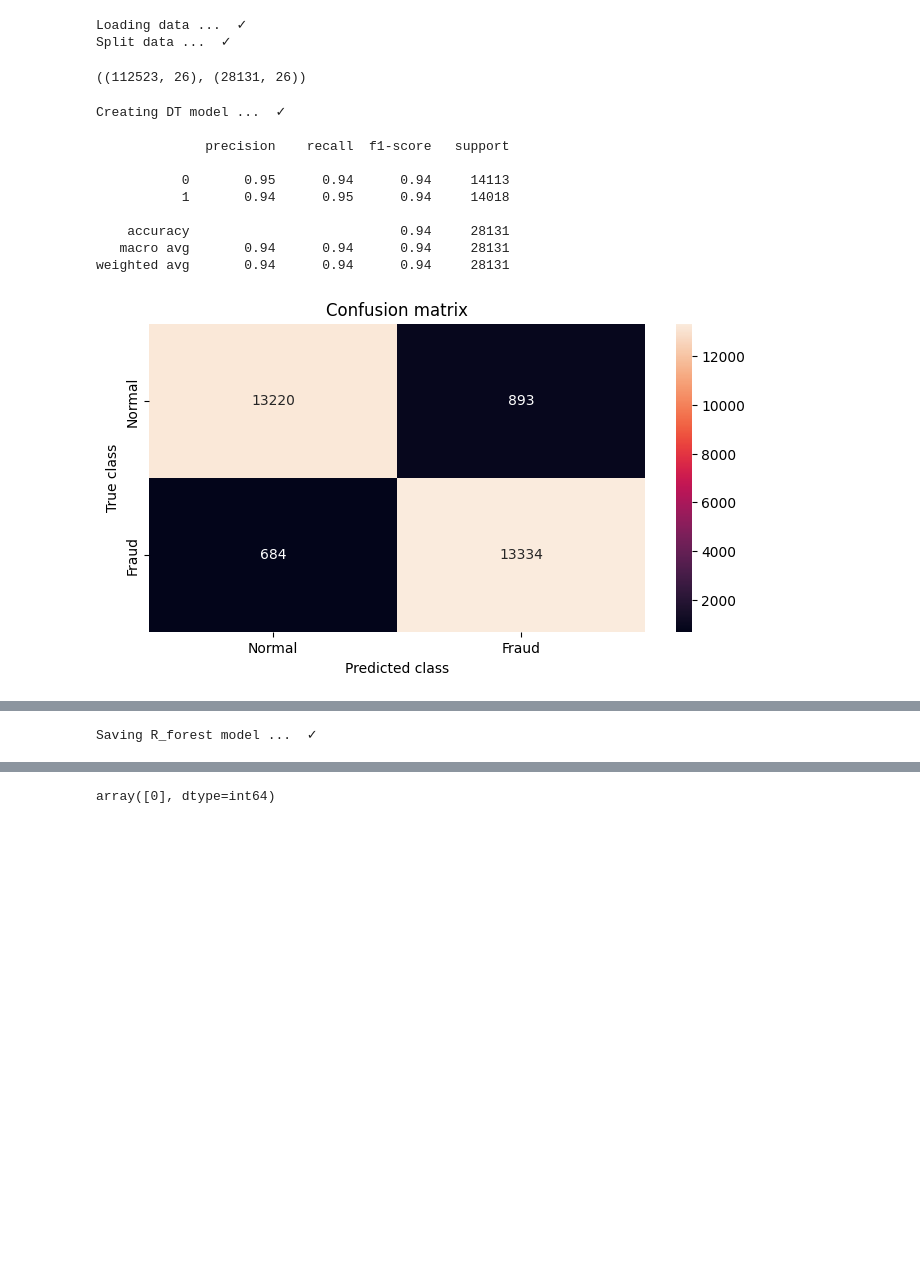
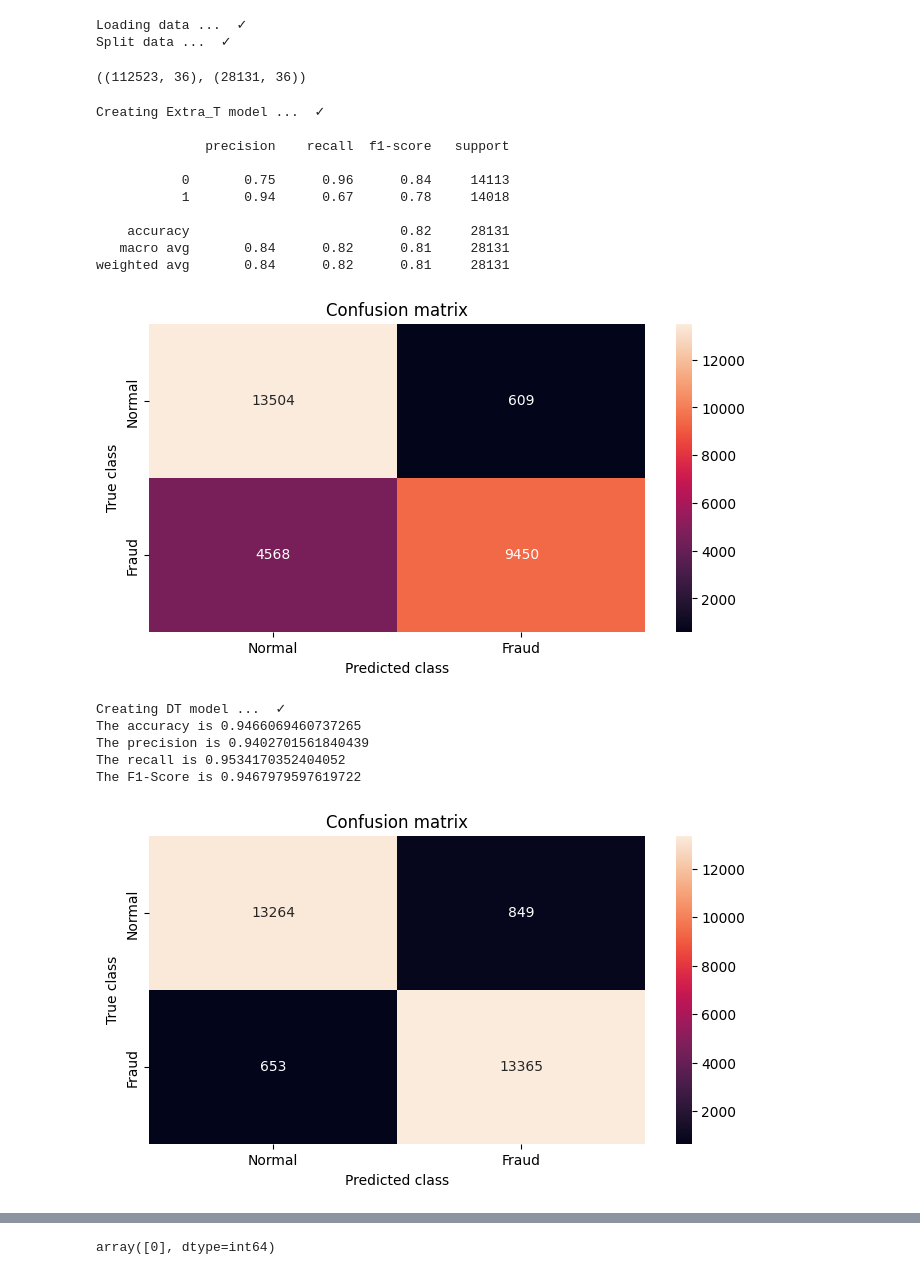
Before and after one commit to SihamJ/Credit-Card-Fraud-Detection-With-ML, a Jupyter notebook: algo/main.ipynb, the cells around one changed output, grey strips where cells are left out. Drawn from its saved outputs; the diff is of its cells as text; code cells hidden in the pictures; blank space fills up the shorter version.

```diff
--- a/algo/main.ipynb
+++ b/algo/main.ipynb
@@ -17,7 +17,7 @@ from sklearn.metrics import f1_score, matthews_corrcoef,confusion_matrix
 def load_data(data_url):
     print("Loading data ...",end=" ")
     df = pd.read_excel(data_url)
-    df.drop(['V7_day','V6_day'], axis=1, inplace=True)
+    #df.drop(['V7_day','V6_day'], axis=1, inplace=True)
     X = df.drop("CLASS", axis=1)
     y = df["CLASS"]
     X = X.values
@@ -37,16 +37,15 @@ def save_model(model,name):
     print('\033[32m \u2713 \033[0m')
 
 def print_metrics(y_test,y_pred):
-    #n_errors = (y_pred != y_test).sum()
-    #print("The model used is Decision Tree  classifier")
-    #acc = accuracy_score(y_test, y_pred)
-    #print("The accuracy is {}".format(acc))
-    #prec = precision_score(y_test, y_pred)
-    #print("The precision is {}".format(prec))
-    #rec = recall_score(y_test, y_pred)
-    #print("The recall is {}".format(rec))
-    #f1 = f1_score(y_test, y_pred)
-    #print("The F1-Score is {}".format(f1))'''
+    """n_errors = (y_pred != y_test).sum()
+    acc = accuracy_score(y_test, y_pred)
+    print("The accuracy is {}".format(acc))
+    prec = precision_score(y_test, y_pred)
+    print("The precision is {}".format(prec))
+    rec = recall_score(y_test, y_pred)
+    print("The recall is {}".format(rec))
+    f1 = f1_score(y_test, y_pred)
+    print("The F1-Score is {}".format(f1))"""
     print("")
     print(classification_report(y_test,y_pred))
 
@@ -80,7 +79,7 @@ def r_forest(X_train, X_test, y_train, y_test):
     print('\033[32m \u2713 \033[0m')
 
     y_pred = rfc.predict(X_test)
-    print_metrics(y_test,y_pred)
+    print(classification_report(y_test,y_pred))
     confusion_matr(y_test,y_pred)
 
     return rfc
@@ -102,21 +101,30 @@ X_train.shape,X_test.shape
 # %% [output]
 Loading data ...  ✓
 Split data ...  ✓
-((112523, 26), (28131, 26))
+((112523, 36), (28131, 36))
+# %%
+ext=ex_tree(X_train, X_test, y_train, y_test)
+# %% [output]
+Creating Extra_T model ...  ✓
+
+              precision    recall  f1-score   support
+
+           0       0.75      0.96      0.84     14113
+           1       0.94      0.67      0.78     14018
+
+    accuracy                           0.82     28131
+   macro avg       0.84      0.82      0.81     28131
+weighted avg       0.84      0.82      0.81     28131
+[figure, added]
 # %%
 #Decision_Tree
 dt=d_tree(X_train, X_test, y_train, y_test)
 # %% [output]
 Creating DT model ...  ✓
-
-              precision    recall  f1-score   support
-
-           0       0.95      0.94      0.94     14113
-           1       0.94      0.95      0.94     14018
-
-    accuracy                           0.94     28131
-   macro avg       0.94      0.94      0.94     28131
-weighted avg       0.94      0.94      0.94     28131
+The accuracy is 0.9466069460737265
+The precision is 0.9402701561840439
+The recall is 0.9534170352404052
+The F1-Score is 0.9467979597619722
 [figure]
 # %%
 rd=r_forest(X_train, X_test, y_train, y_test)
@@ -132,7 +139,3 @@ Creating RF model ...  ✓
    macro avg       0.97      0.97      0.97     28131
 weighted avg       0.97      0.97      0.97     28131
 [figure]
-# %%
-save_model(rd,"R_forest")
-# %% [output]
-Saving R_forest model ...  ✓
```
Also changed, not shown: parts of 1 cell of this notebook, 24 other files.
